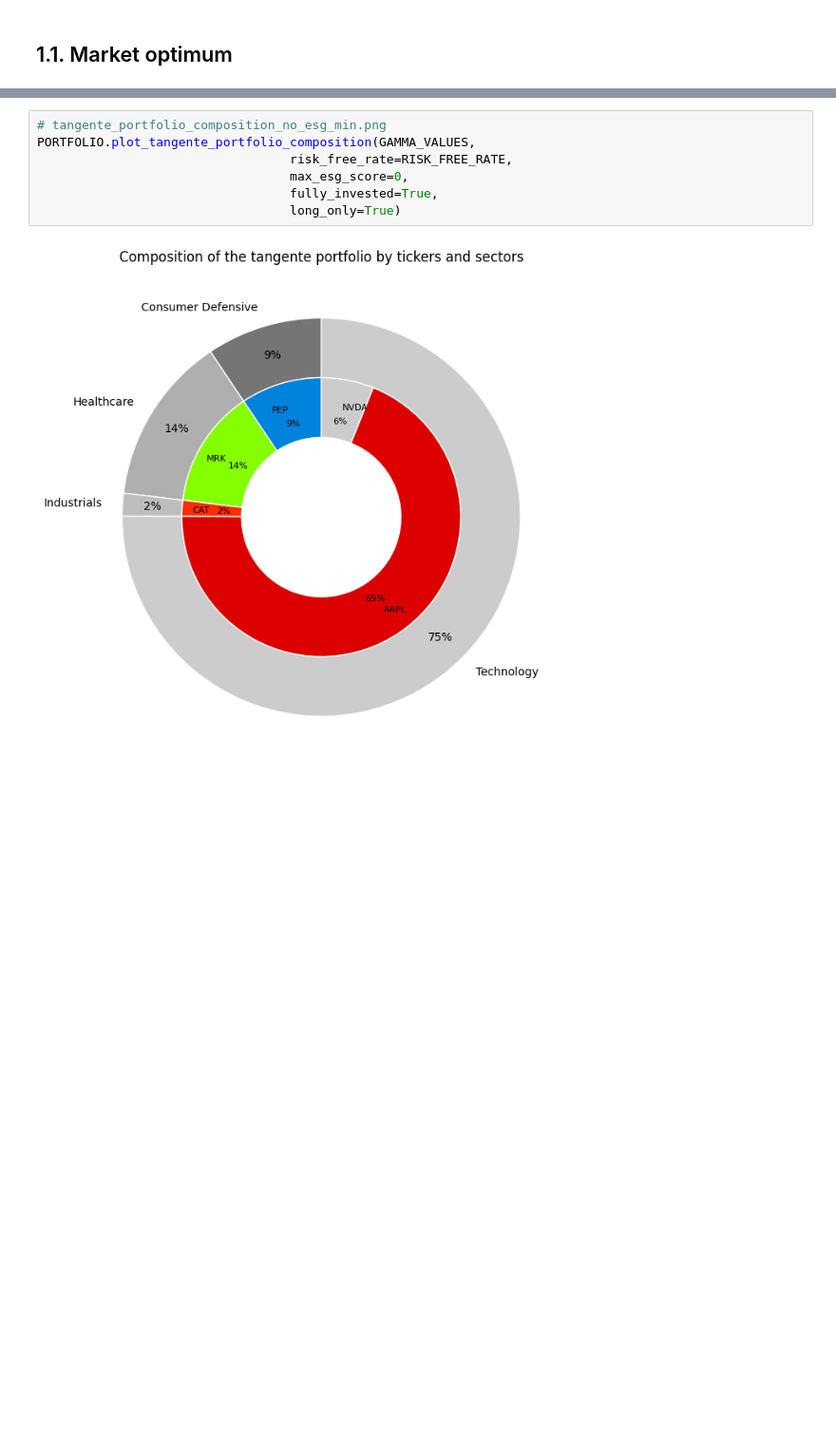
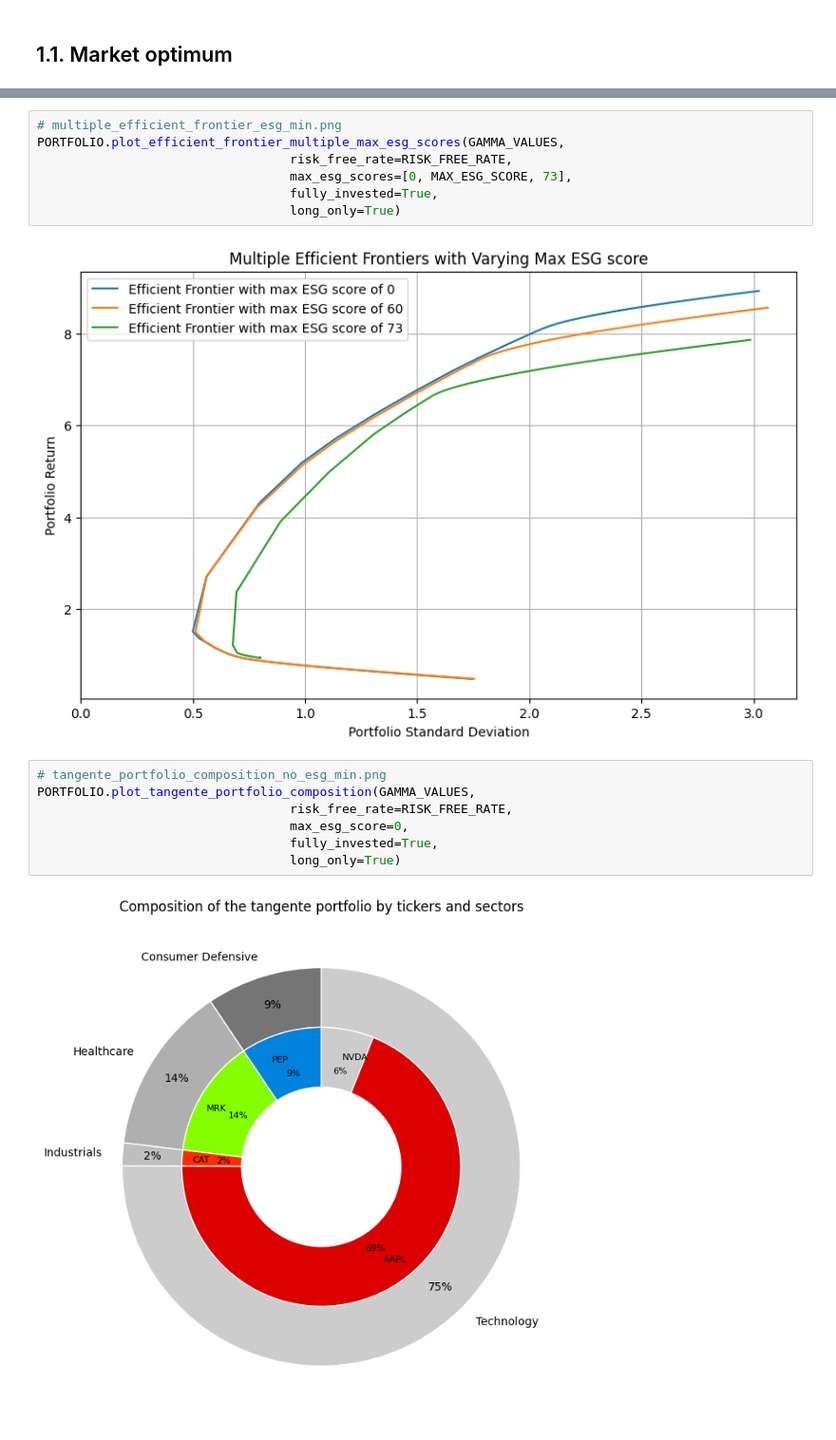
Before and after one commit to antoinedte/-Allocation_de_portefeuille_sous_contrainte_ESG, a Jupyter notebook: exploration/20240309_msci_rating copy.ipynb, the cells around one changed output, grey strips where cells are left out. Shown at 95% size. Drawn from its saved outputs; the diff is of its cells as text; blank space fills up the shorter version.

Commit message:
📊 beautify graphs and export data to latex

```diff
--- a/exploration/20240309_msci_rating copy.ipynb
+++ b/exploration/20240309_msci_rating copy.ipynb
@@ -118,3 +165,12 @@ PORTFOLIO.plot_efficient_frontier(GAMMA_VALUES,
+# %%
+# multiple_efficient_frontier_esg_min.png
+PORTFOLIO.plot_efficient_frontier_multiple_max_esg_scores(GAMMA_VALUES,
+                                  risk_free_rate=RISK_FREE_RATE,
+                                  max_esg_scores=[0, MAX_ESG_SCORE, 73],
+                                  fully_invested=True,
+                                  long_only=True)
+# %% [output]
+[figure, added]
 # %%
 # tangente_portfolio_composition_no_esg_min.png
 PORTFOLIO.plot_tangente_portfolio_composition(GAMMA_VALUES,
```
Also changed, not shown: parts of 32 cells of this notebook, 12 other files.
